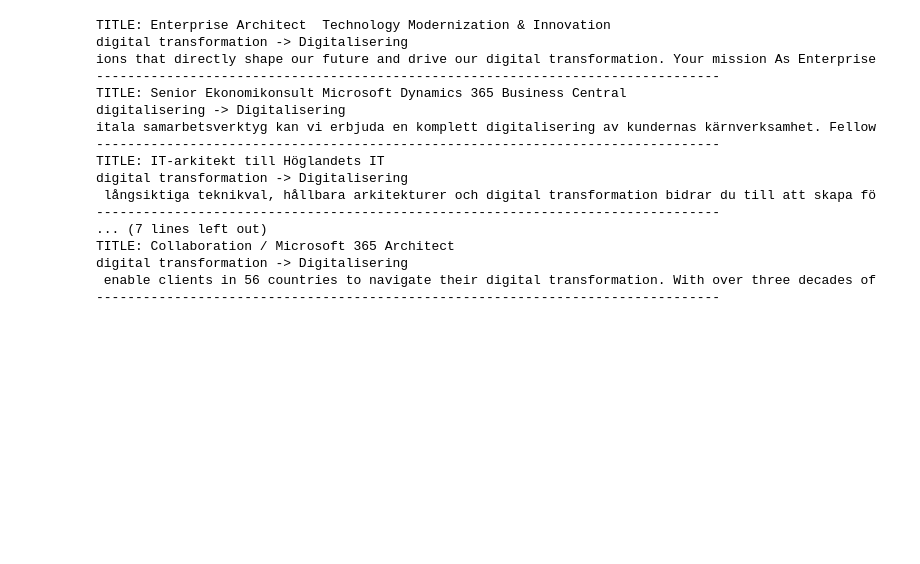
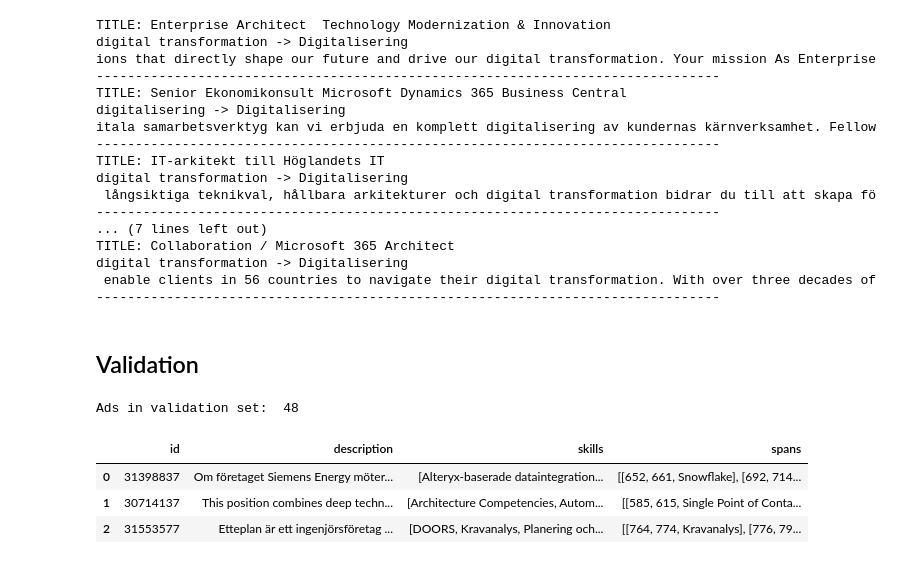
Before and after one commit to IreneGrisenti/Job_Ads_Skill_Analyzer, a Jupyter notebook: notebooks/05_entity_ruler.ipynb, the cells around one changed output. Saved outputs shown, nothing was run; the diff lists cells and outputs as text; code cells hidden in the pictures; blank space fills up the shorter version.

```diff
--- a/notebooks/05_entity_ruler.ipynb
+++ b/notebooks/05_entity_ruler.ipynb
@@ -167,3 +182,17 @@ TITLE: Collaboration / Microsoft 365 Architect
 digital transformation -> Digitalisering
  enable clients in 56 countries to navigate their digital transformation. With over three decades of
 --------------------------------------------------------------------------------
+# %% [markdown]
+## Validation
+# %%
+with open("../data/labeled_val_set.json", "r", encoding="utf-8") as file:
+    val_df = pd.DataFrame(json.load(file))
+
+print("Ads in validation set: ", len(val_df))
+val_df.head(3)
+# %% [output]
+Ads in validation set:  48
+|  | id | description | skills | spans |
+| 0 | 31398837 | Om företaget Siemens Energy möter... | [Alteryx-baserade dataintegration... | [[652, 661, Snowflake], [692, 714... |
+| 1 | 30714137 | This position combines deep techn... | [Architecture Competencies, Autom... | [[585, 615, Single Point of Conta... |
+| 2 | 31553577 | Etteplan är ett ingenjörsföretag ... | [DOORS, Kravanalys, Planering och... | [[764, 774, Kravanalys], [776, 79... |
```
Also changed, not shown: parts of 16 cells of this notebook, 1 other file.
